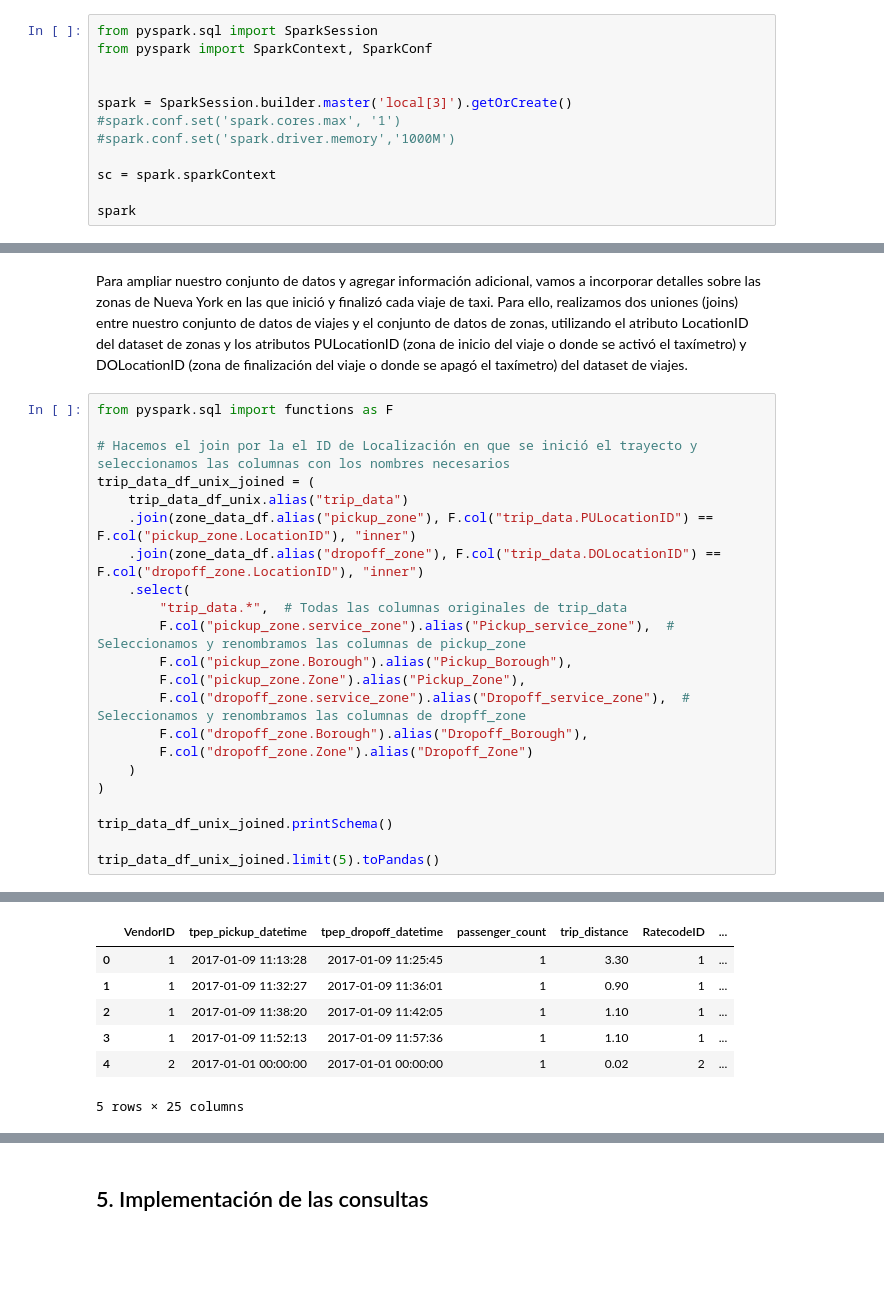
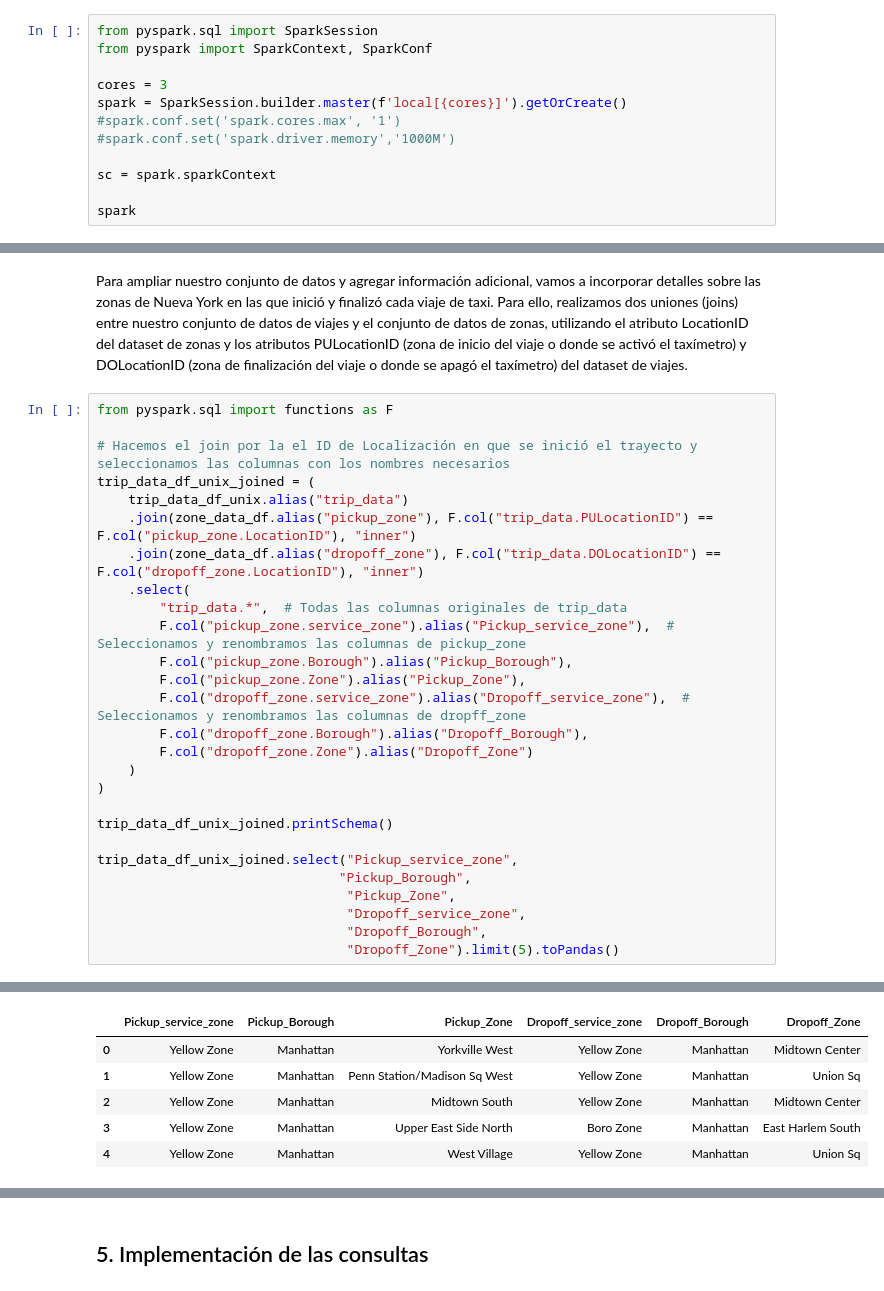
Before and after one commit to pablohd10/hpc-spark-taxi-trip-analysis, a Jupyter notebook: hpc-spark-taxi-trip-analysis.ipynb, the cells around one changed output, grey strips where cells are left out. Cells and saved outputs as stored; diff of their text form; blank space fills up the shorter version.

```diff
--- a/hpc-spark-taxi-trip-analysis.ipynb
+++ b/hpc-spark-taxi-trip-analysis.ipynb
@@ -72,8 +97,8 @@ En primer lugar, leemos el conjunto de datos principal, que se encontrará almac
 from pyspark.sql import SparkSession
 from pyspark import SparkContext, SparkConf
 
-
-spark = SparkSession.builder.master('local[3]').getOrCreate()
+cores = 3
+spark = SparkSession.builder.master(f'local[{cores}]').getOrCreate()
 #spark.conf.set('spark.cores.max', '1')
 #spark.conf.set('spark.driver.memory','1000M')
 
@@ -263,38 +288,42 @@ trip_data_df_unix_joined = (
         "trip_data.*",  # Todas las columnas originales de trip_data
         F.col("pickup_zone.service_zone").alias("Pickup_service_zone"),  # Seleccionamos y renombramos las columnas de pickup_zone
         F.col("pickup_zone.Borough").alias("Pickup_Borough"),
         F.col("pickup_zone.Zone").alias("Pickup_Zone"),
         F.col("dropoff_zone.service_zone").alias("Dropoff_service_zone"),  # Seleccionamos y renombramos las columnas de dropff_zone
         F.col("dropoff_zone.Borough").alias("Dropoff_Borough"),
         F.col("dropoff_zone.Zone").alias("Dropoff_Zone")
     )
 )
 
 trip_data_df_unix_joined.printSchema()
 
-trip_data_df_unix_joined.limit(5).toPandas()
+trip_data_df_unix_joined.select("Pickup_service_zone",
+                               "Pickup_Borough",
+                                "Pickup_Zone",
+                                "Dropoff_service_zone",
+                                "Dropoff_Borough",
+                                "Dropoff_Zone").limit(5).toPandas()
 # %% [output]
 root
  |-- VendorID: integer (nullable = true)
  |-- tpep_pickup_datetime: timestamp (nullable = true)
  |-- tpep_dropoff_datetime: timestamp (nullable = true)
  |-- passenger_count: integer (nullable = true)
  |-- trip_distance: double (nullable = true)
  |-- RatecodeID: integer (nullable = true)
  |-- store_and_fwd_flag: string (nullable = true)
  |-- PULocationID: integer (nullable = true)
  |-- DOLocationID: integer (nullable = true)
  |-- payment_type: integer (nullable = true)
  |-- fare_amount: double (nullable = true)
 ... (10 lines left out)
  |-- Pickup_Zone: string (nullable = true)
  |-- Dropoff_service_zone: string (nullable = true)
  |-- Dropoff_Borough: string (nullable = true)
  |-- Dropoff_Zone: string (nullable = true)
-|  | VendorID | tpep_pickup_datetime | tpep_dropoff_datetime | passenger_count | trip_distance | RatecodeID | ... |
-| 0 | 1 | 2017-01-09 11:13:28 | 2017-01-09 11:25:45 | 1 | 3.30 | 1 | ... |
-| 1 | 1 | 2017-01-09 11:32:27 | 2017-01-09 11:36:01 | 1 | 0.90 | 1 | ... |
-| 2 | 1 | 2017-01-09 11:38:20 | 2017-01-09 11:42:05 | 1 | 1.10 | 1 | ... |
-| 3 | 1 | 2017-01-09 11:52:13 | 2017-01-09 11:57:36 | 1 | 1.10 | 1 | ... |
-| 4 | 2 | 2017-01-01 00:00:00 | 2017-01-01 00:00:00 | 1 | 0.02 | 2 | ... |
+|  | Pickup_service_zone | Pickup_Borough | Pickup_Zone | Dropoff_service_zone | Dropoff_Borough | Dropoff_Zone |
+| 0 | Yellow Zone | Manhattan | Yorkville West | Yellow Zone | Manhattan | Midtown Center |
+| 1 | Yellow Zone | Manhattan | Penn Station/Madison Sq West | Yellow Zone | Manhattan | Union Sq |
+| 2 | Yellow Zone | Manhattan | Midtown South | Yellow Zone | Manhattan | Midtown Center |
+| 3 | Yellow Zone | Manhattan | Upper East Side North | Boro Zone | Manhattan | East Harlem South |
+| 4 | Yellow Zone | Manhattan | West Village | Yellow Zone | Manhattan | Union Sq |
-5 rows × 25 columns
```
Also changed, not shown: parts of 57 cells of this notebook.
